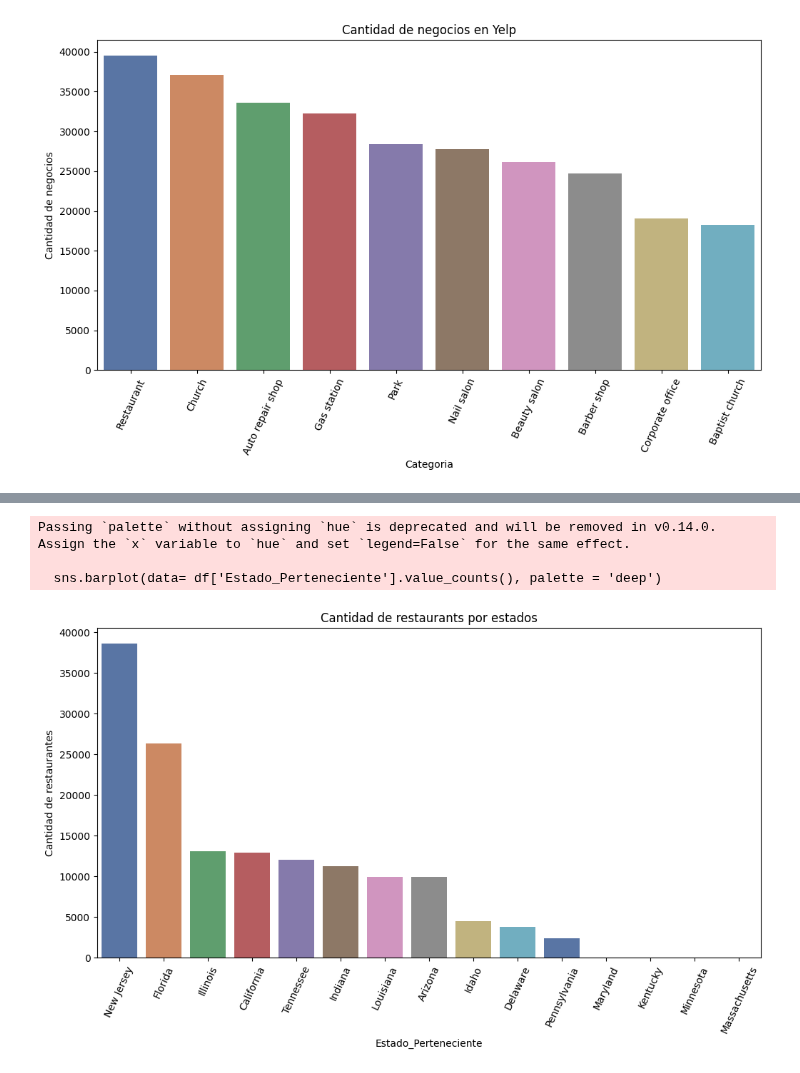
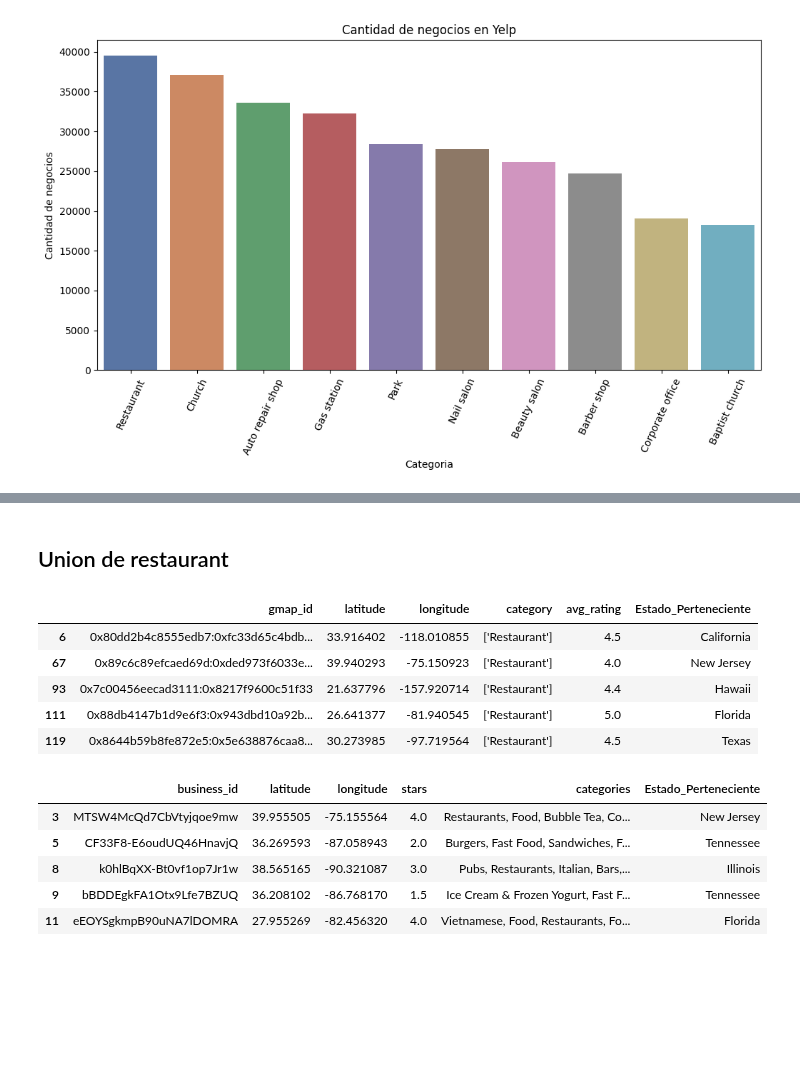
Before and after one commit to Paniceres/GP_Henry, a Jupyter notebook: EDA.ipynb, the cells around one changed output, grey strips where cells are left out. Cells and saved outputs as stored; diff of their text form; code cells hidden in the pictures; blank space fills up the shorter version.

```diff
--- a/EDA.ipynb
+++ b/EDA.ipynb
@@ -7,6 +7,6 @@ import matplotlib.pyplot as plt
 # %%
-df = pd.read_csv('Datasets optimizados/Google/all_in_one_limpio.csv.gz', compression='gzip')
-df
+googleDF = pd.read_csv('Datasets optimizados/Google/all_in_one_limpio.csv.gz', compression='gzip')
+googleDF
 # %% [output]
 |  | gmap_id | latitude | longitude | category | avg_rating | Estado_Perteneciente |
 | 0 | 0x88f16e41928ff687:0x883dad4fd048... | 32.388300 | -83.357100 | ['Pharmacy'] | 4.9 | Georgia |
@@ -73,5 +73,7 @@ Passing `palette` without assigning `hue` is deprecated and will be removed in v
 
   sns.barplot(data= listaCategorias['Categoria'].value_counts().head(10), palette = 'deep')
 [figure]
+# %%
+googleDF = googleDF[googleDF['category'].str.contains('Restaurant')]
 # %%
 plt.figure(figsize=(12,6))
@@ -151,15 +146,20 @@ Passing `palette` without assigning `hue` is deprecated and will be removed in v
-# %%
-import seaborn as sns
-import matplotlib.pyplot as plt
-
-plt.figure(figsize=(12,6))
-sns.barplot(data= df['Estado_Perteneciente'].value_counts(), palette = 'deep')
-plt.xticks(rotation= 65)
-plt.ylabel('Cantidad de restaurantes')
-plt.title('Cantidad de restaurants por estados')
-plt.show()
-# %% [output]
-Passing `palette` without assigning `hue` is deprecated and will be removed in v0.14.0. Assign the `x` variable to `hue` and set `legend=False` for the same effect.
-
-  sns.barplot(data= df['Estado_Perteneciente'].value_counts(), palette = 'deep')
-[figure, removed]
+# %% [markdown]
+## Union de restaurant
+# %%
+googleDF.head()
+# %% [output]
+|  | gmap_id | latitude | longitude | category | avg_rating | Estado_Perteneciente |
+| 6 | 0x80dd2b4c8555edb7:0xfc33d65c4bdb... | 33.916402 | -118.010855 | ['Restaurant'] | 4.5 | California |
+| 67 | 0x89c6c89efcaed69d:0xded973f6033e... | 39.940293 | -75.150923 | ['Restaurant'] | 4.0 | New Jersey |
+| 93 | 0x7c00456eecad3111:0x8217f9600c51f33 | 21.637796 | -157.920714 | ['Restaurant'] | 4.4 | Hawaii |
+| 111 | 0x88db4147b1d9e6f3:0x943dbd10a92b... | 26.641377 | -81.940545 | ['Restaurant'] | 5.0 | Florida |
+| 119 | 0x8644b59b8fe872e5:0x5e638876caa8... | 30.273985 | -97.719564 | ['Restaurant'] | 4.5 | Texas |
+# %%
+yelpDf.head()
+# %% [output]
+|  | business_id | latitude | longitude | stars | categories | Estado_Perteneciente |
+| 3 | MTSW4McQd7CbVtyjqoe9mw | 39.955505 | -75.155564 | 4.0 | Restaurants, Food, Bubble Tea, Co... | New Jersey |
+| 5 | CF33F8-E6oudUQ46HnavjQ | 36.269593 | -87.058943 | 2.0 | Burgers, Fast Food, Sandwiches, F... | Tennessee |
+| 8 | k0hlBqXX-Bt0vf1op7Jr1w | 38.565165 | -90.321087 | 3.0 | Pubs, Restaurants, Italian, Bars,... | Illinois |
+| 9 | bBDDEgkFA1Otx9Lfe7BZUQ | 36.208102 | -86.768170 | 1.5 | Ice Cream & Frozen Yogurt, Fast F... | Tennessee |
+| 11 | eEOYSgkmpB90uNA7lDOMRA | 27.955269 | -82.456320 | 4.0 | Vietnamese, Food, Restaurants, Fo... | Florida |
```
Also changed, not shown: parts of 22 cells of this notebook.
